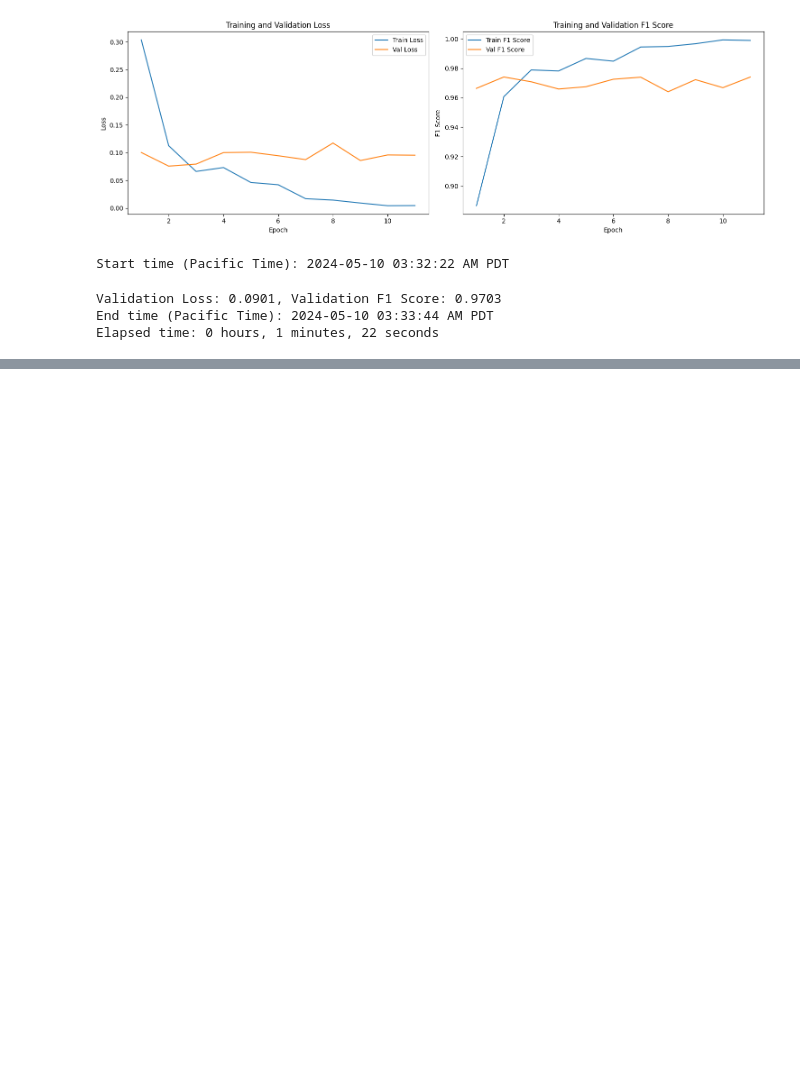
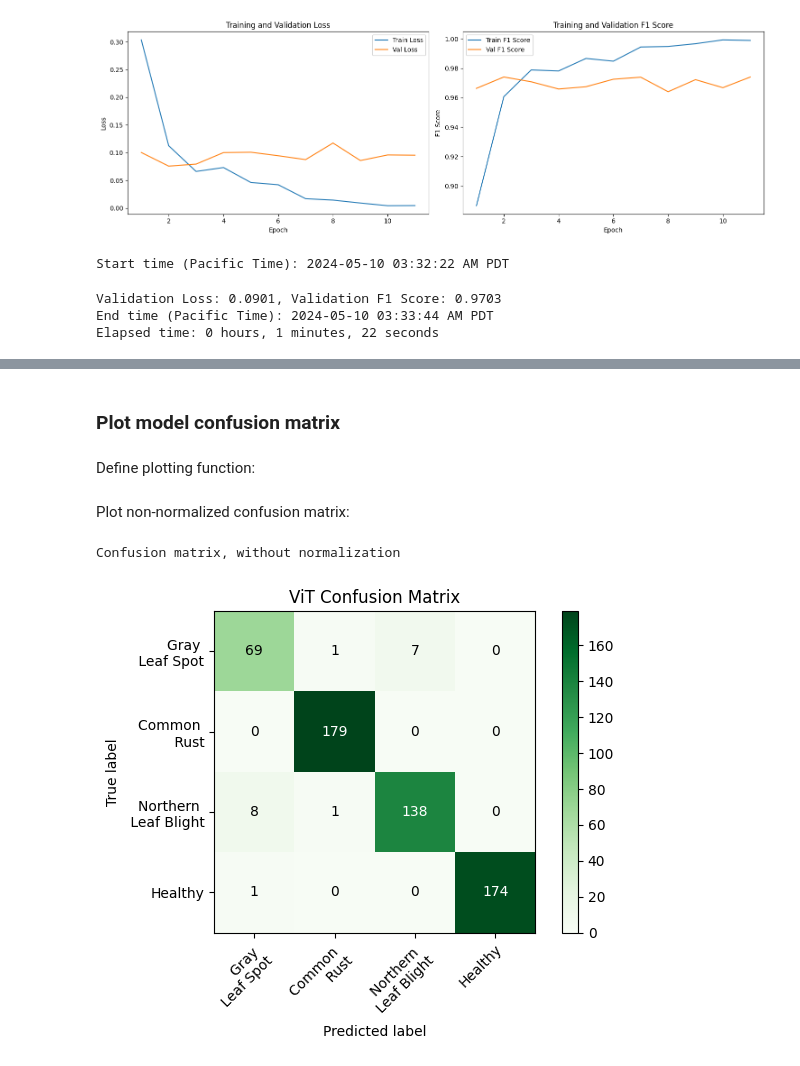
Before and after one commit to acabanela/deeplearning-final-project-sp24, a Jupyter notebook: Amadeo_ViT_fine_tuning.ipynb, the cells around one changed output, grey strips where cells are left out. Drawn from its saved outputs; the diff is of its cells as text; code cells hidden in the pictures; blank space fills up the shorter version.

```diff
--- a/Amadeo_ViT_fine_tuning.ipynb
+++ b/Amadeo_ViT_fine_tuning.ipynb
@@ -1180,0 +1319,20 @@ Elapsed time: 0 hours, 1 minutes, 22 seconds
+# %%
+# Evaluate the model on the train set
+loaded_model.eval()
+train_predictions = []
+train_targets = []
+train_loss = 0.0
+with torch.no_grad():
+    for data, labels in train_loader:
+        outputs = loaded_model(data)
+        loss = criterion(outputs, labels.long())
+        train_loss += loss.item()
+        _, predicted = torch.max(outputs, 1)
+        train_predictions.extend(predicted.tolist())
+        train_targets.extend(labels.tolist())
+
+# Calculate train loss and F1 score
+train_loss /= len(train_loader)
+train_f1 = f1_score(train_targets, train_predictions, average='weighted')
+
+print(f'Train Loss: {train_loss:.4f}, Train F1 Score: {train_f1:.4f}')
@@ -1180,0 +1343,20 @@ Elapsed time: 0 hours, 1 minutes, 22 seconds
+# %%
+# Evaluate the model on the validation set
+loaded_model.eval()
+val_predictions = []
+val_targets = []
+val_loss = 0.0
+with torch.no_grad():
+    for data, labels in val_loader:
+        outputs = loaded_model(data)
+        loss = criterion(outputs, labels.long())
+        val_loss += loss.item()
+        _, predicted = torch.max(outputs, 1)
+        val_predictions.extend(predicted.tolist())
+        val_targets.extend(labels.tolist())
+
+# Calculate validation loss and F1 score
+val_loss /= len(val_loader)
+val_f1 = f1_score(val_targets, val_predictions, average='weighted')
+
+print(f'Validation Loss: {val_loss:.4f}, Validation F1 Score: {val_f1:.4f}')
@@ -1180,0 +1382,4 @@ Elapsed time: 0 hours, 1 minutes, 22 seconds
+# %% [markdown]
+### Plot model confusion matrix
+# %% [markdown]
+Define plotting function:
@@ -1180,0 +1434,8 @@ Elapsed time: 0 hours, 1 minutes, 22 seconds
+# %% [markdown]
+Plot non-normalized confusion matrix:
+# %%
+plot_confusion_matrix(val_targets, val_predictions, classes=class_names, title='ViT Confusion Matrix')
+plt.show()
+# %% [output]
+Confusion matrix, without normalization
+[figure, added]
```
Also changed, not shown: parts of 34 cells of this notebook.
